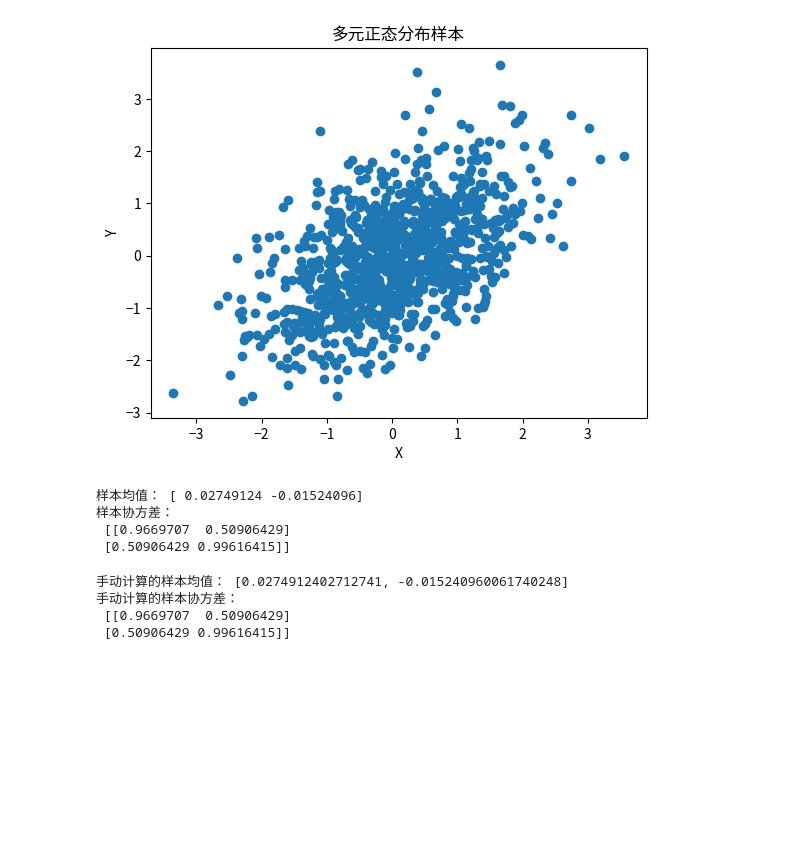
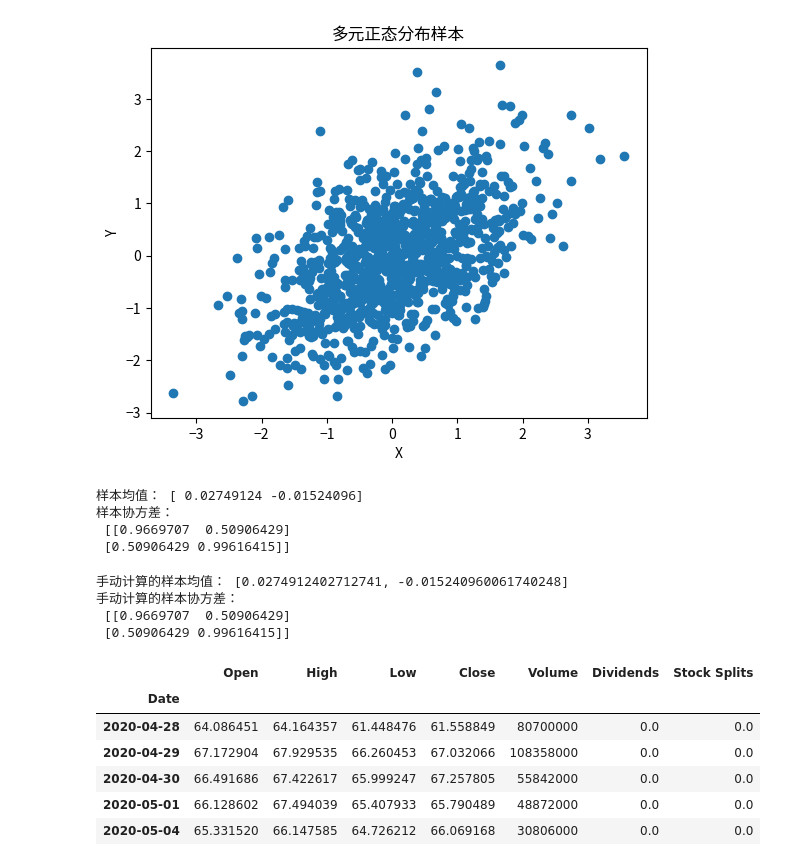
Before and after one commit to wayhome/101colab, a Jupyter notebook: forecasting.ipynb, the cells around one changed output. Drawn from its saved outputs; the diff is of its cells as text; code cells hidden in the pictures; blank space fills up the shorter version.

```diff
--- a/forecasting.ipynb
+++ b/forecasting.ipynb
@@ -133,3 +136,25 @@ print("手动计算的样本协方差：\n", sample_cov_manual)
 手动计算的样本协方差：
  [[0.9669707  0.50906429]
  [0.50906429 0.99616415]]
+# %%
+!pip install yfinance --quiet
+import yfinance as yf
+import pandas as pd
+
+# GOOGL - April 28, 2020 to April 27, 2021
+goog = yf.Ticker("GOOGL")
+df = goog.history(start="2020-04-28", end="2021-04-27")
+
+# 格式化日期
+df.index = df.index.strftime('%Y-%m-%d')
+
+# 打印结果
+df.head()
+# %% [output]
+|  | Open | High | Low | Close | Volume | Dividends | Stock Splits |
+| Date |  |  |  |  |  |  |  |
+| 2020-04-28 | 64.086451 | 64.164357 | 61.448476 | 61.558849 | 80700000 | 0.0 | 0.0 |
+| 2020-04-29 | 67.172904 | 67.929535 | 66.260453 | 67.032066 | 108358000 | 0.0 | 0.0 |
+| 2020-04-30 | 66.491686 | 67.422617 | 65.999247 | 67.257805 | 55842000 | 0.0 | 0.0 |
+| 2020-05-01 | 66.128602 | 67.494039 | 65.407933 | 65.790489 | 48872000 | 0.0 | 0.0 |
+| 2020-05-04 | 65.331520 | 66.147585 | 64.726212 | 66.069168 | 30806000 | 0.0 | 0.0 |
```
Also changed, not shown: parts of 2 cells of this notebook.
